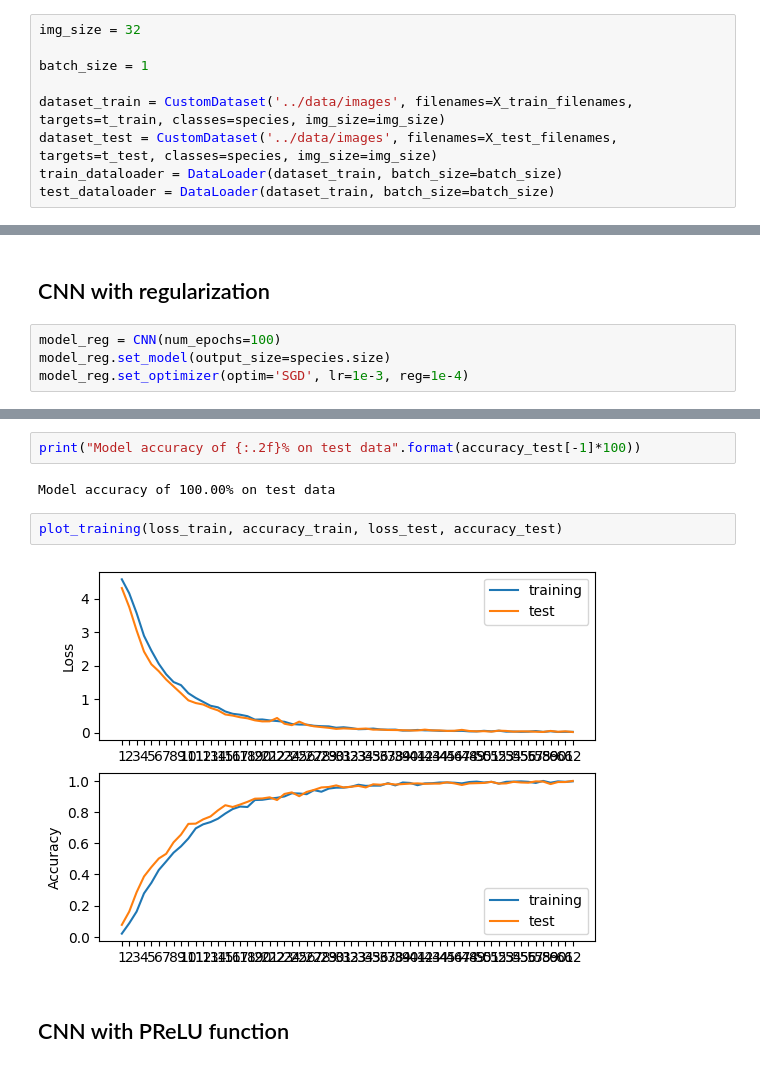
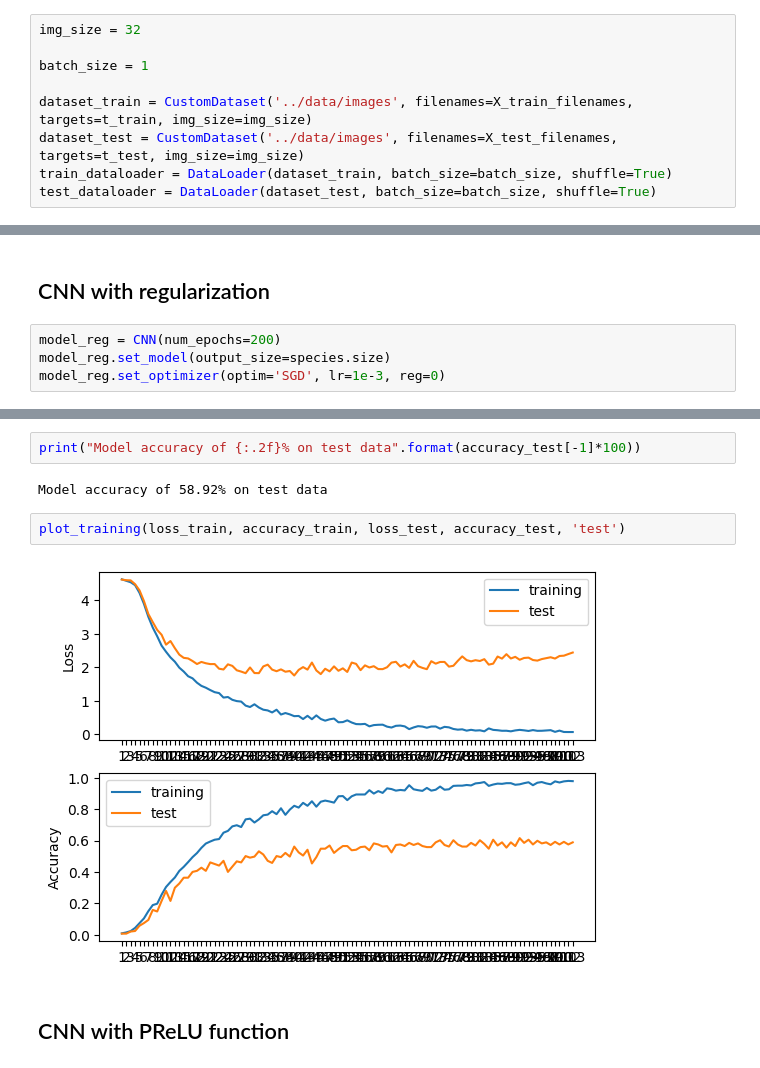
Before and after one commit to Alexandre-Leclercq/technique_apprentissage_projet, a Jupyter notebook: notebook/CNN.ipynb, the cells around one changed output, grey strips where cells are left out. Cells and saved outputs as stored; diff of their text form.

```diff
--- a/notebook/CNN.ipynb
+++ b/notebook/CNN.ipynb
@@ -33,10 +34,10 @@ img_size = 32
 
 batch_size = 1
 
-dataset_train = CustomDataset('../data/images', filenames=X_train_filenames, targets=t_train, classes=species, img_size=img_size)
-dataset_test = CustomDataset('../data/images', filenames=X_test_filenames, targets=t_test, classes=species, img_size=img_size)
-train_dataloader = DataLoader(dataset_train, batch_size=batch_size)
-test_dataloader = DataLoader(dataset_train, batch_size=batch_size)
+dataset_train = CustomDataset('../data/images', filenames=X_train_filenames, targets=t_train, img_size=img_size)
+dataset_test = CustomDataset('../data/images', filenames=X_test_filenames, targets=t_test, img_size=img_size)
+train_dataloader = DataLoader(dataset_train, batch_size=batch_size, shuffle=True)
+test_dataloader = DataLoader(dataset_test, batch_size=batch_size, shuffle=True)
 # %% [markdown]
 ## CNN without regularization
 # %%
@@ -74,9 +55,9 @@ plot_training(loss_train, accuracy_train, loss_test, accuracy_test)
 # %% [markdown]
 ## CNN with regularization
 # %%
-model_reg = CNN(num_epochs=100)
+model_reg = CNN(num_epochs=200)
 model_reg.set_model(output_size=species.size)
-model_reg.set_optimizer(optim='SGD', lr=1e-3, reg=1e-4)
+model_reg.set_optimizer(optim='SGD', lr=1e-3, reg=0)
 # %%
 loss_train, accuracy_train, loss_test, accuracy_test = model_reg.training(train_dataloader, test_dataloader)
 # %% [output]
@@ -100,11 +81,11 @@ Epoch 62/100, Loss: 0.02465, Accuracy: 99.71%
 # %%
 print("Model accuracy of {:.2f}% on test data".format(accuracy_test[-1]*100))
 # %% [output]
-Model accuracy of 100.00% on test data
+Model accuracy of 58.92% on test data
 # %%
-plot_training(loss_train, accuracy_train, loss_test, accuracy_test)
+plot_training(loss_train, accuracy_train, loss_test, accuracy_test, 'test')
 # %% [output]
-[figure, old version]
+[figure, new version]
 # %% [markdown]
 ## CNN with PReLU function
 # %%
```
Also changed, not shown: parts of 16 cells of this notebook, 1 other file.
